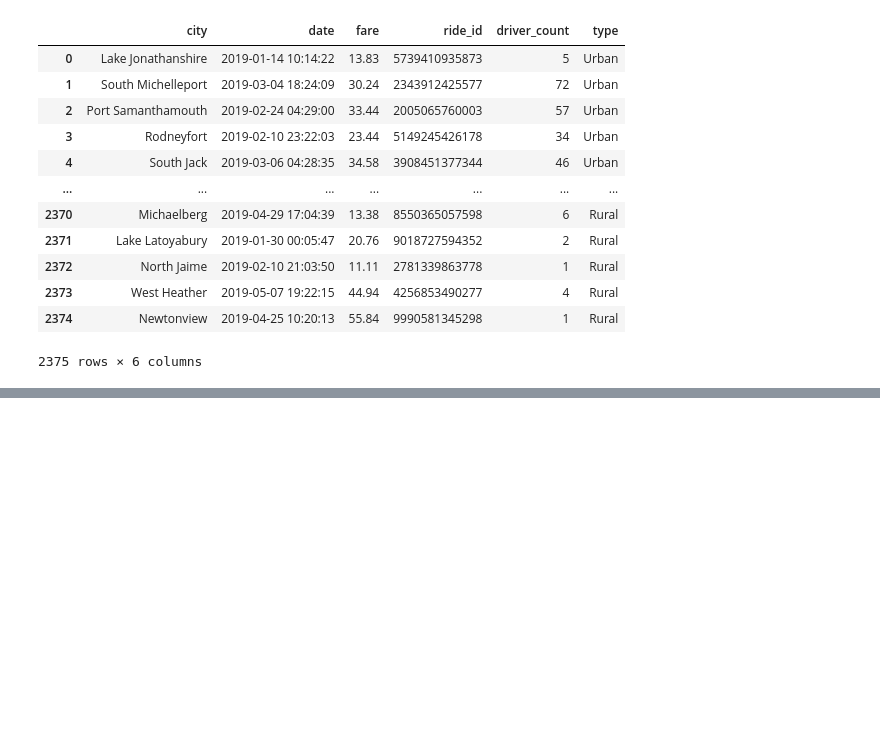
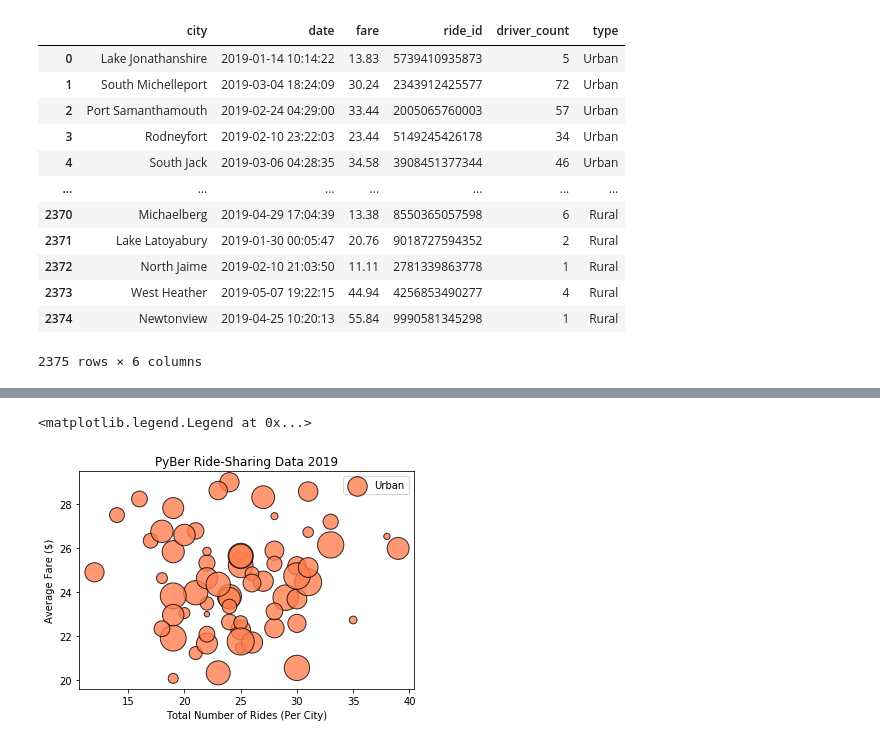
Before and after one commit to willmino/Pyber_Analysis, a Jupyter notebook: Pyber.ipynb, the cells around one changed output, grey strips where cells are left out. Cells and saved outputs as stored; diff of their text form; code cells hidden in the pictures; blank space fills up the shorter version.

```diff
--- a/Pyber.ipynb
+++ b/Pyber.ipynb
@@ -97,0 +152,13 @@ pyber_df
+# %%
+#Here's the data series you wanna make for the urban_cities_df to eventually get number of rides
+#labeled with each city type
+
+#urban_ds = urban_cities_df.groupby("city").count()
+
+#Then, when you tack on the ["ride_id"] series, you will get the count of the rides
+
+urban_ride_count = urban_cities_df.groupby(["city"]).count()[["ride_id"]]
+#notice above how putting double brackets around the quote ride_id gives you a dataframe looking result
+#rather than just the text based list result
+
+urban_ride_count
@@ -97,0 +226,7 @@ pyber_df
+# %%
+#5.3.3
+#Get the average city fare for each city type
+
+urban_average_fare = urban_cities_df.groupby(["city"]).mean()[["fare"]]
+
+urban_average_fare
@@ -97,0 +294,7 @@ pyber_df
+# %%
+#5.3.4
+#Get the average number of drivers for each city underneath the city type umbrella of urban
+
+urban_average_drivers = urban_cities_df.groupby(["city"]).mean()[["driver_count"]]
+
+urban_average_drivers
@@ -97,0 +373,19 @@ pyber_df
+# %%
+#urban cities bubble plot
+
+xurb = urban_ride_count
+yurb = urban_average_fare
+buburb = urban_average_drivers
+
+plt.xlabel("Total Number of Rides (Per City)")
+plt.ylabel("Average Fare ($)")
+plt.title("PyBer Ride-Sharing Data 2019")
+
+plt.scatter(xurb,yurb,s=10*buburb, c="coral",
+      edgecolor="black", linewidths=1,
+      alpha=0.8, label="Urban")
+
+plt.legend()
+# %% [output]
+<matplotlib.legend.Legend at 0x...>
+[figure, added]
```
Also changed, not shown: parts of 19 cells of this notebook, 1 other file.
